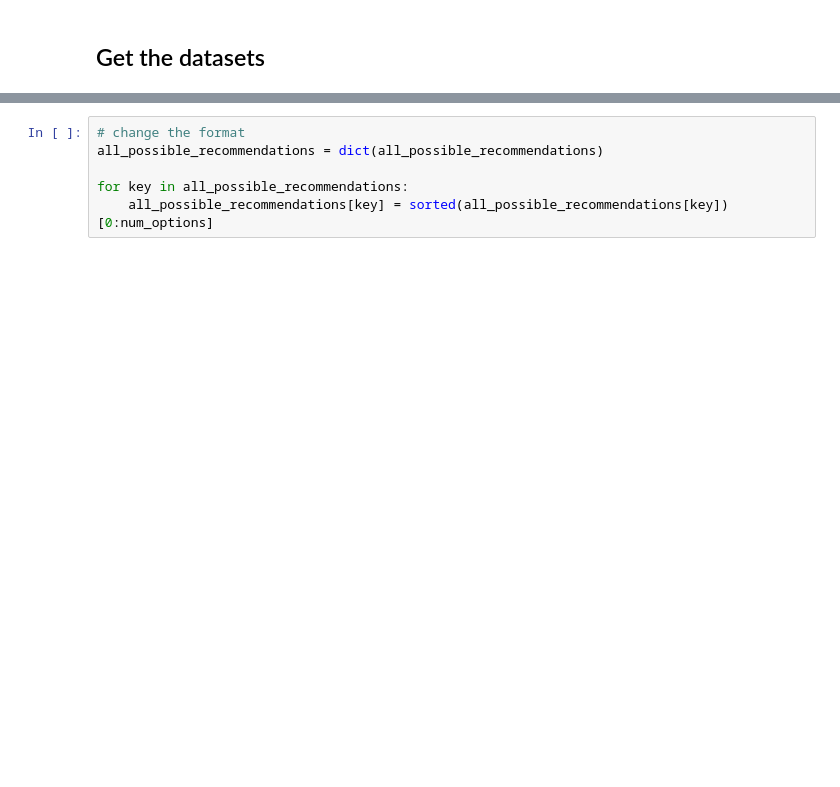
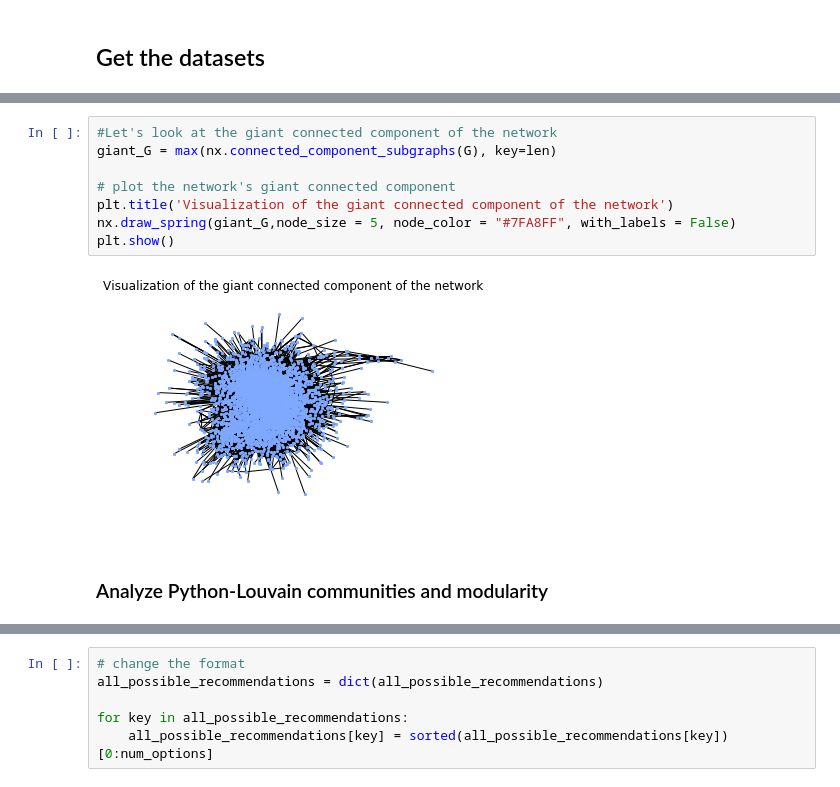
Before and after one commit to gretarg09/DTU__SocialGraphs-FinalProject, a Jupyter notebook: Notebooks/recommendation_engine.ipynb, the cells around one changed output, grey strips where cells are left out. Drawn from its saved outputs; the diff is of its cells as text; blank space fills up the shorter version.

```diff
--- a/Notebooks/recommendation_engine.ipynb
+++ b/Notebooks/recommendation_engine.ipynb
@@ -359,0 +307,12 @@ Shortest x members have been calculated
+# %%
+#Let's look at the giant connected component of the network
+giant_G = max(nx.connected_component_subgraphs(G), key=len)
+
+# plot the network's giant connected component
+plt.title('Visualization of the giant connected component of the network')
+nx.draw_spring(giant_G,node_size = 5, node_color = "#7FA8FF", with_labels = False)
+plt.show()
+# %% [output]
+[figure, added]
+# %% [markdown]
+### Analyze Python-Louvain communities and modularity
```
Also changed, not shown: parts of 63 cells of this notebook, 3 other files.
